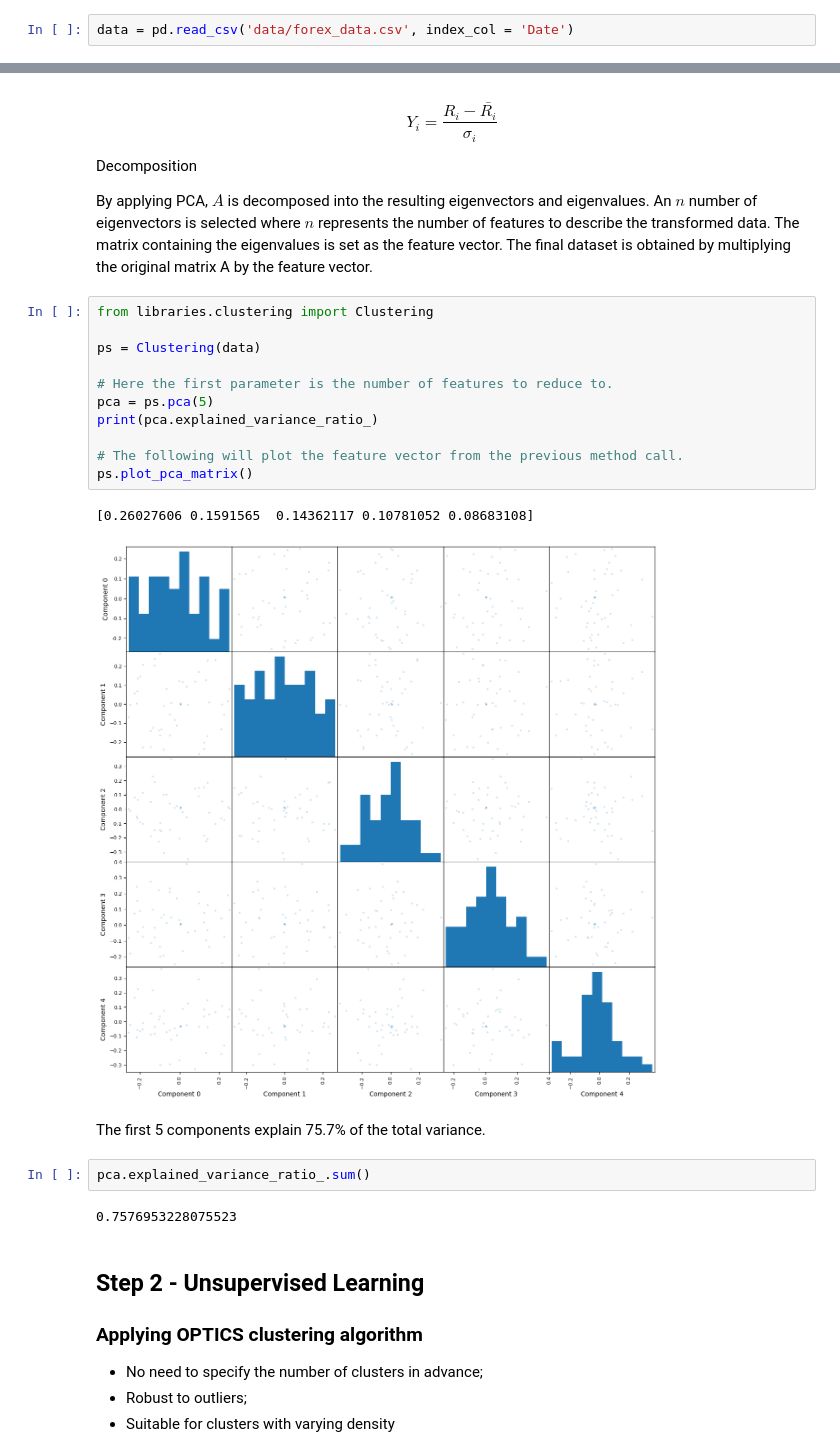
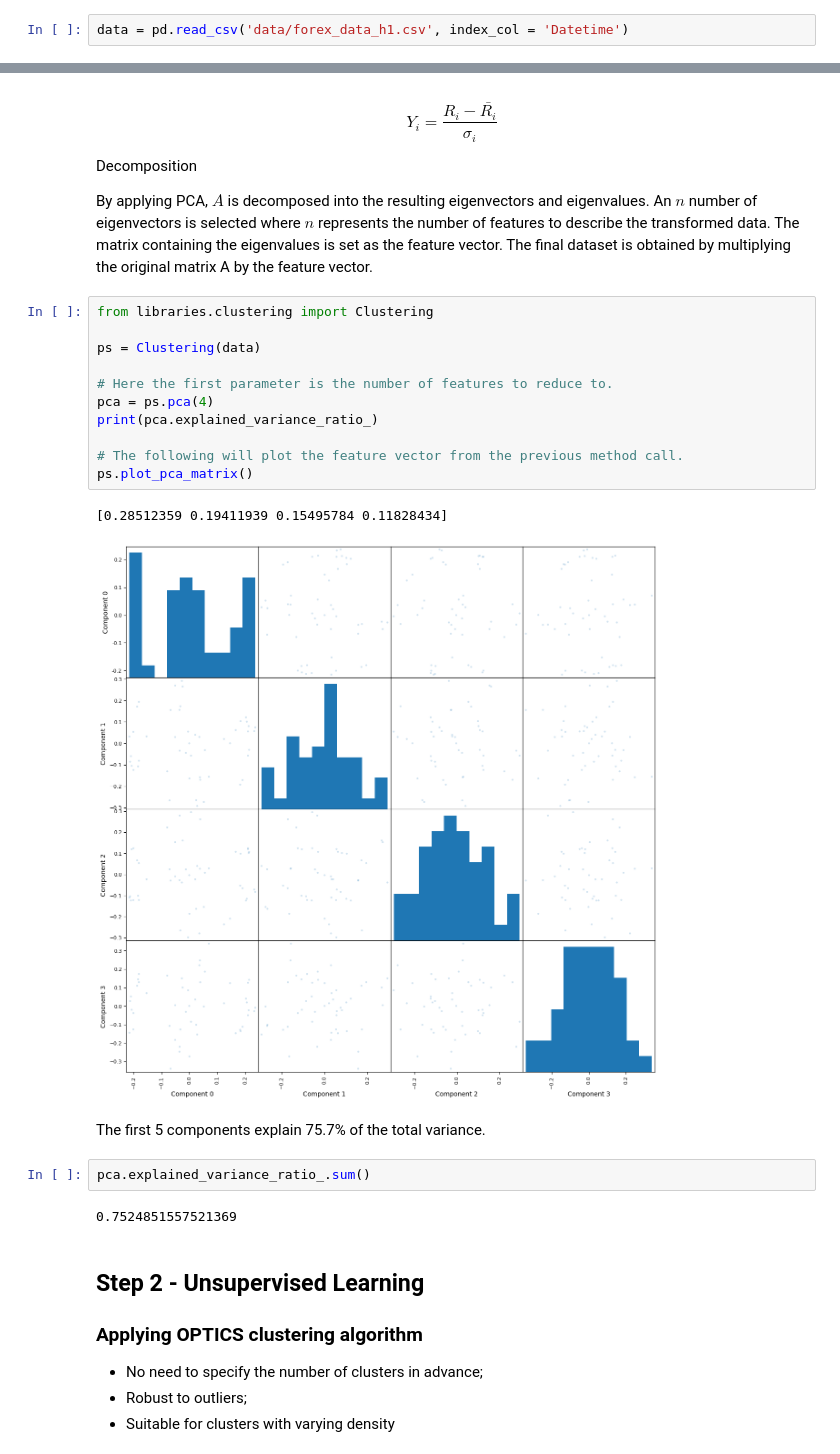
Before and after one commit to Renuto/Trading-Algorithmic, a Jupyter notebook: Statistical Arbitrage/statistical_Arbitrage.ipynb, the cells around one changed output, grey strips where cells are left out. Cells and saved outputs as stored; diff of their text form.

```diff
--- a/Statistical Arbitrage/statistical_Arbitrage.ipynb
+++ b/Statistical Arbitrage/statistical_Arbitrage.ipynb
@@ -1,7 +1,7 @@
 # %%
 import pandas as pd
 # %%
-data = pd.read_csv('data/forex_data.csv', index_col = 'Date')
+data = pd.read_csv('data/forex_data_h1.csv', index_col = 'Datetime')
 # %%
 data.shape
 # %% [output]
@@ -44,23 +44,23 @@ By applying PCA, $A$ is decomposed into the resulting eigenvectors and eigenvalu
 # %%
 from libraries.clustering import Clustering
 
 ps = Clustering(data)
 
 # Here the first parameter is the number of features to reduce to.
-pca = ps.pca(5)
+pca = ps.pca(4)
 print(pca.explained_variance_ratio_)
 
 # The following will plot the feature vector from the previous method call.
 ps.plot_pca_matrix()
 # %% [output]
-[0.26027606 0.1591565  0.14362117 0.10781052 0.08683108]
+[0.28512359 0.19411939 0.15495784 0.11828434]
-[figure, old version]
+[figure, new version]
 # %% [markdown]
 The first 5 components explain 75.7% of the total variance.
 # %%
 pca.explained_variance_ratio_.sum()
 # %% [output]
-0.7576953228075523
+0.7524851557521369
 # %% [markdown]
 ## Step 2 - Unsupervised Learning
 ### Applying OPTICS clustering algorithm
```
Also changed, not shown: parts of 16 cells of this notebook.
